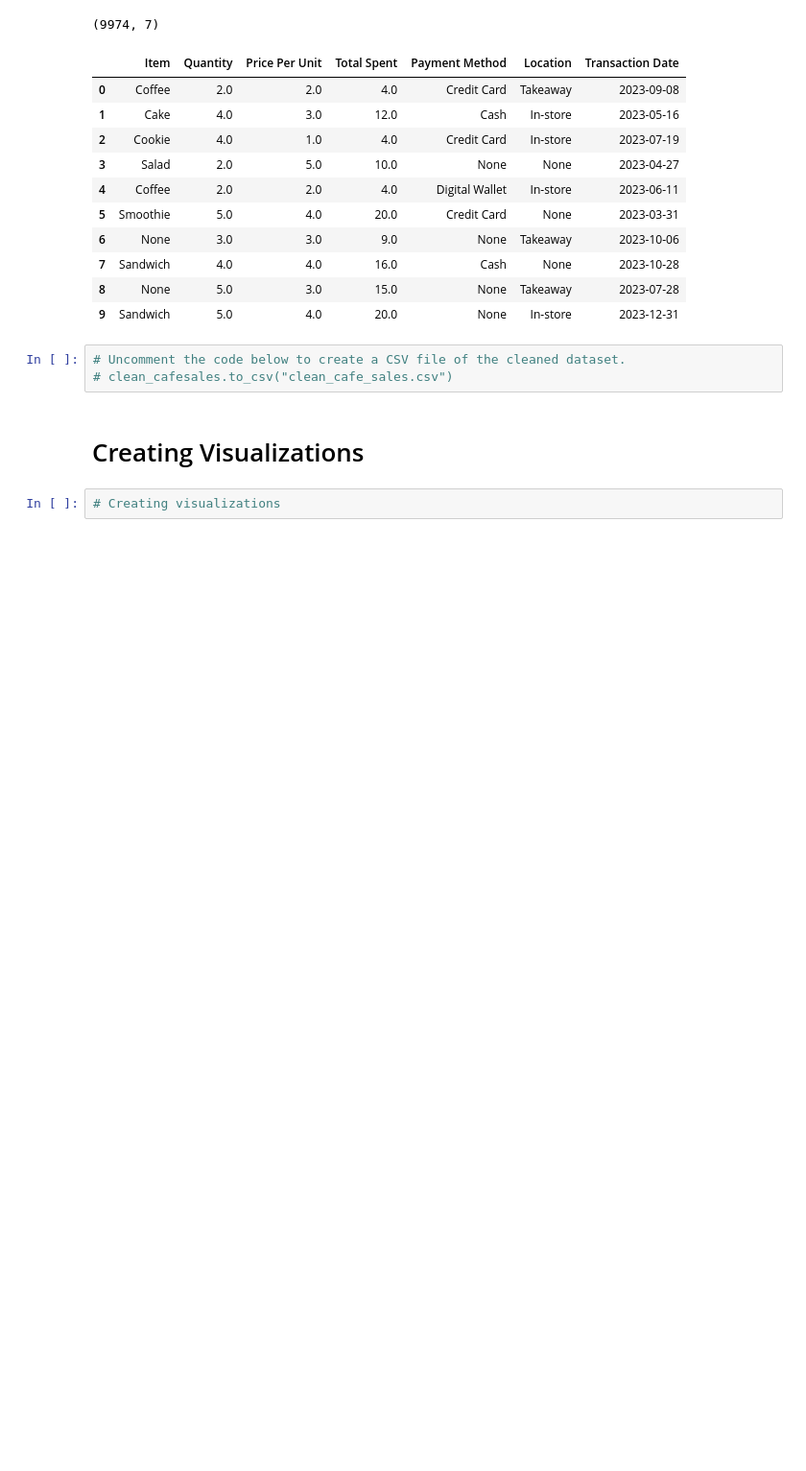
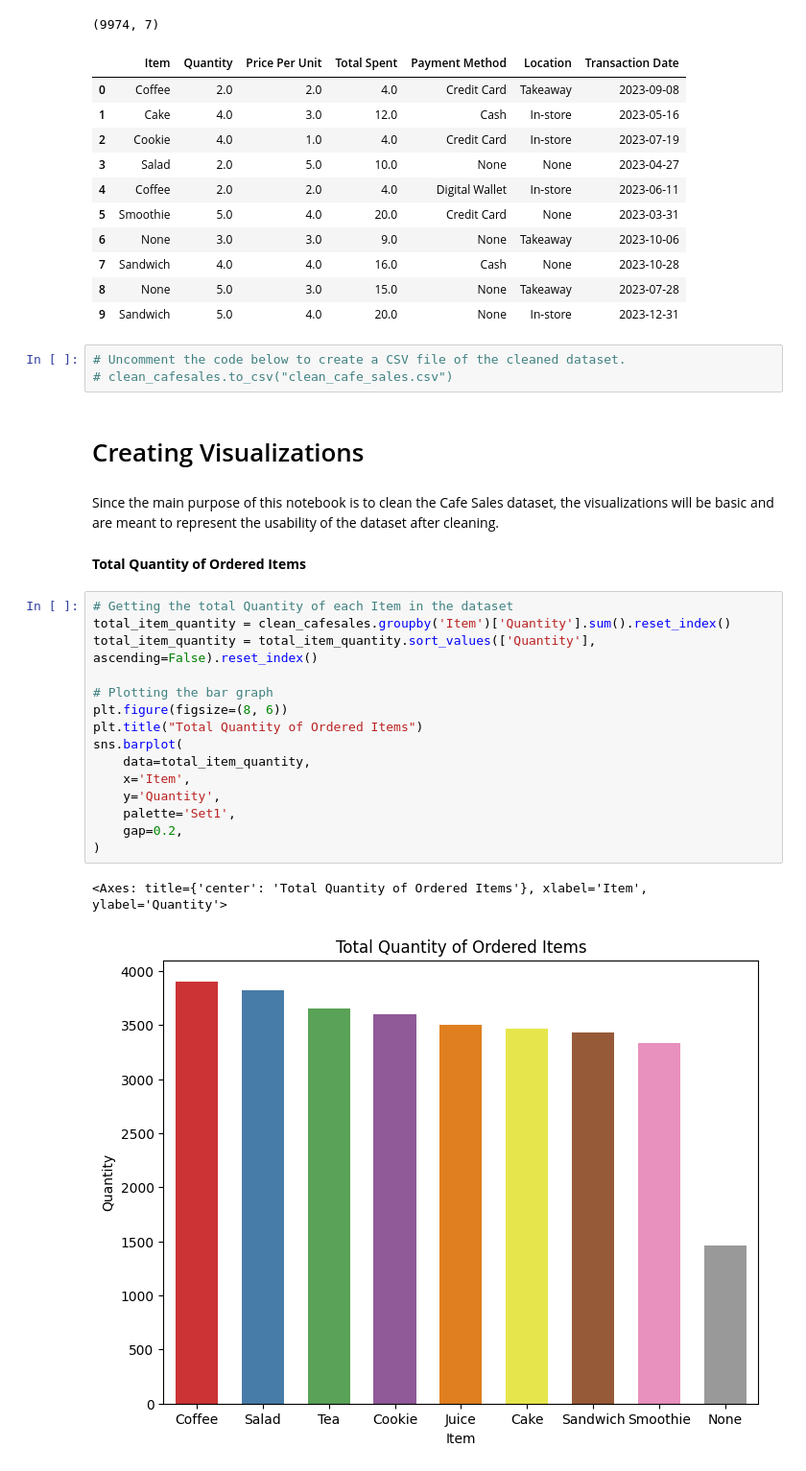
Before and after one commit to CaelebC/cleaningcafesalesdata, a Jupyter notebook: Cleaning_Notebook.ipynb, the cells around one changed output. Shown at 96% size. Drawn from its saved outputs; the diff is of its cells as text; blank space fills up the shorter version.

Commit message:
Added visualizations to the notebook. Removed excess coments. Added a CSV file of the cleaned dataset.

```diff
--- a/Cleaning_Notebook.ipynb
+++ b/Cleaning_Notebook.ipynb
@@ -352,5 +346,25 @@ clean_cafesales.head(10)
 # clean_cafesales.to_csv("clean_cafe_sales.csv")
 # %% [markdown]
 # Creating Visualizations
-# %%
-# Creating visualizations
+# %% [markdown]
+Since the main purpose of this notebook is to clean the Cafe Sales dataset, the visualizations will be basic and are meant to represent the usability of the dataset after cleaning.
+# %% [markdown]
+**Total Quantity of Ordered Items**
+# %%
+# Getting the total Quantity of each Item in the dataset
+total_item_quantity = clean_cafesales.groupby('Item')['Quantity'].sum().reset_index()
+total_item_quantity = total_item_quantity.sort_values(['Quantity'], ascending=False).reset_index()
+
+# Plotting the bar graph
+plt.figure(figsize=(8, 6))
+plt.title("Total Quantity of Ordered Items")
+sns.barplot(
+    data=total_item_quantity,
+    x='Item',
+    y='Quantity',
+    palette='Set1',
+    gap=0.2,
+)
+# %% [output]
+<Axes: title={'center': 'Total Quantity of Ordered Items'}, xlabel='Item', ylabel='Quantity'>
+[figure, added]
```
Also changed, not shown: parts of 7 cells of this notebook, 1 other file.
